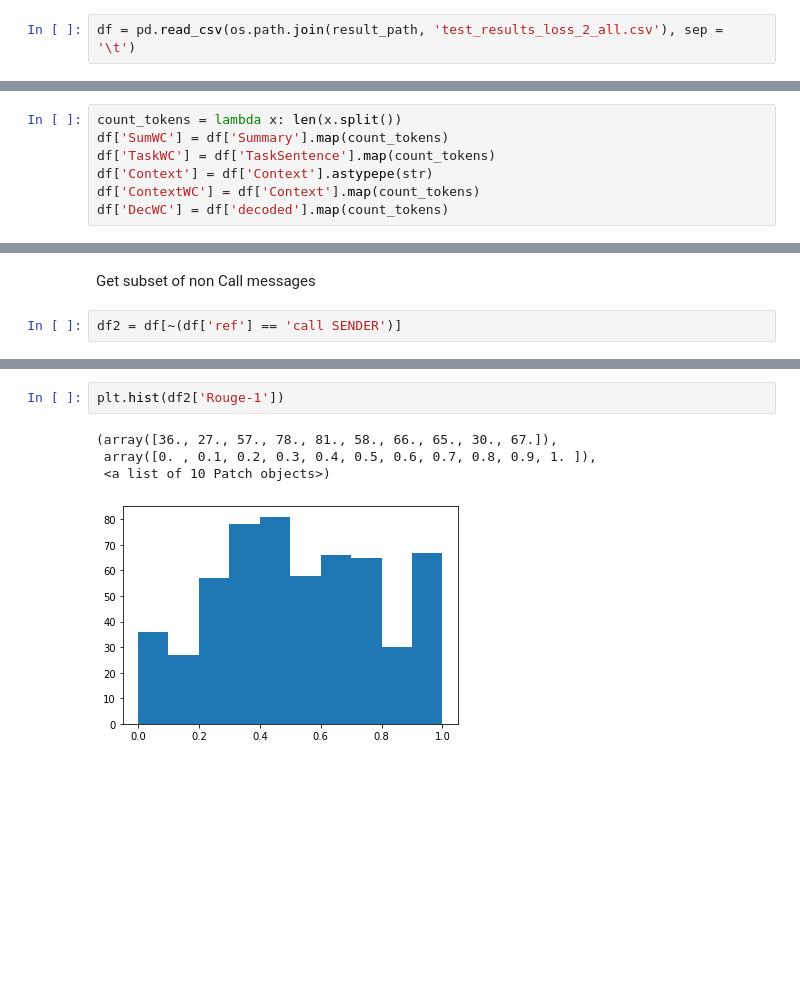
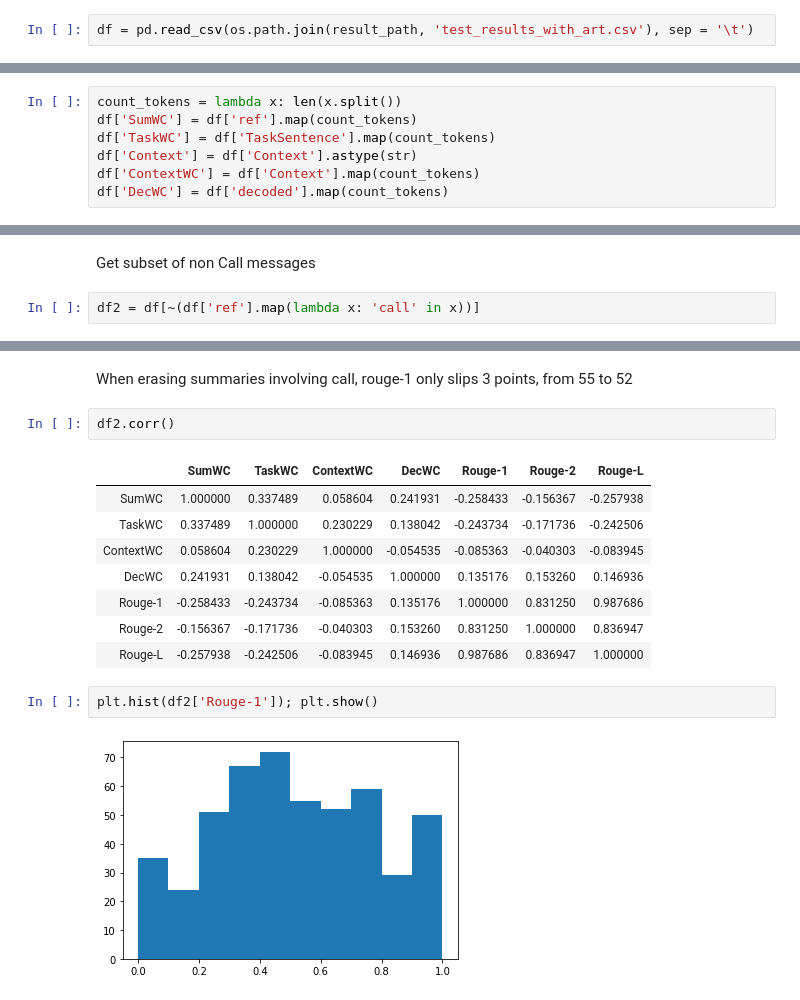
Before and after one commit to georgetao/extraction, a Jupyter notebook: LSTM_Summarizer/notebooks/SummaryAnalysis.ipynb, the cells around one changed output, grey strips where cells are left out. Saved outputs shown, nothing was run; the diff lists cells and outputs as text; blank space fills up the shorter version.

```diff
--- a/LSTM_Summarizer/notebooks/SummaryAnalysis.ipynb
+++ b/LSTM_Summarizer/notebooks/SummaryAnalysis.ipynb
@@ -24,16 +24,16 @@ log_root
 # %%
 result_path = os.path.join(log_root, results_path)
 # %%
-df = pd.read_csv(os.path.join(result_path, 'test_results_loss_2_all.csv'), sep = '\t')
+df = pd.read_csv(os.path.join(result_path, 'test_results_with_art.csv'), sep = '\t')
 # %%
 pd.set_option('display.max_colwidth', -1)
 # %% [markdown]
 ### Word Counts
 # %%
 count_tokens = lambda x: len(x.split())
-df['SumWC'] = df['Summary'].map(count_tokens)
+df['SumWC'] = df['ref'].map(count_tokens)
 df['TaskWC'] = df['TaskSentence'].map(count_tokens)
-df['Context'] = df['Context'].astypepe(str)
+df['Context'] = df['Context'].astype(str)
 df['ContextWC'] = df['Context'].map(count_tokens)
 df['DecWC'] = df['decoded'].map(count_tokens)
 # %%
@@ -159,4 +164,4 @@ df[df['Rouge-1'] > 0.95][['Context', 'TaskSentence', 'ref', 'decoded']].sample(1
 # %% [markdown]
 Get subset of non Call messages
 # %%
-df2 = df[~(df['ref'] == 'call SENDER')]
+df2 = df[~(df['ref'].map(lambda x: 'call' in x))]
@@ -175,10 +184,20 @@ df2.describe()
+# %% [markdown]
+When erasing summaries involving call, rouge-1 only slips 3 points, from 55 to 52
+# %%
+df2.corr()
+# %% [output]
+|  | SumWC | TaskWC | ContextWC | DecWC | Rouge-1 | Rouge-2 | Rouge-L |
+| SumWC | 1.000000 | 0.337489 | 0.058604 | 0.241931 | -0.258433 | -0.156367 | -0.257938 |
+| TaskWC | 0.337489 | 1.000000 | 0.230229 | 0.138042 | -0.243734 | -0.171736 | -0.242506 |
+| ContextWC | 0.058604 | 0.230229 | 1.000000 | -0.054535 | -0.085363 | -0.040303 | -0.083945 |
+| DecWC | 0.241931 | 0.138042 | -0.054535 | 1.000000 | 0.135176 | 0.153260 | 0.146936 |
+| Rouge-1 | -0.258433 | -0.243734 | -0.085363 | 0.135176 | 1.000000 | 0.831250 | 0.987686 |
+| Rouge-2 | -0.156367 | -0.171736 | -0.040303 | 0.153260 | 0.831250 | 1.000000 | 0.836947 |
+| Rouge-L | -0.257938 | -0.242506 | -0.083945 | 0.146936 | 0.987686 | 0.836947 | 1.000000 |
 # %%
-plt.hist(df2['Rouge-1'])
+plt.hist(df2['Rouge-1']); plt.show()
 # %% [output]
-(array([36., 27., 57., 78., 81., 58., 66., 65., 30., 67.]),
- array([0. , 0.1, 0.2, 0.3, 0.4, 0.5, 0.6, 0.7, 0.8, 0.9, 1. ]),
- <a list of 10 Patch objects>)
-[figure, old version]
+[figure, new version]
 # %%
 df2[['Context', 'TaskSentence', 'ref', 'decoded']].sample(20)
 # %% [output]
```
Also changed, not shown: parts of 25 cells of this notebook, 10 other files.
